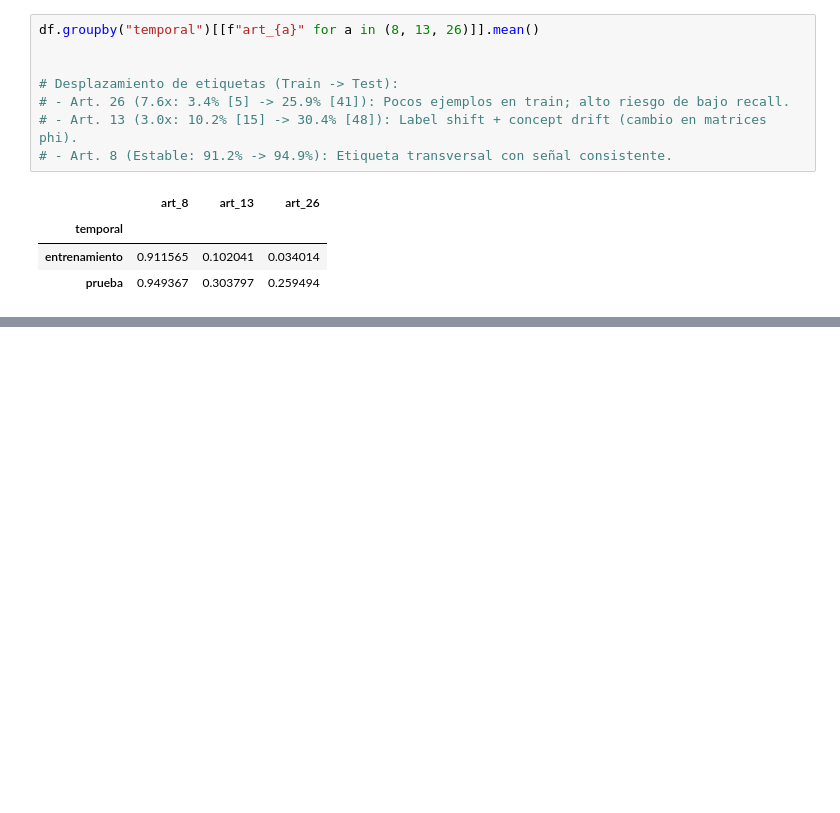
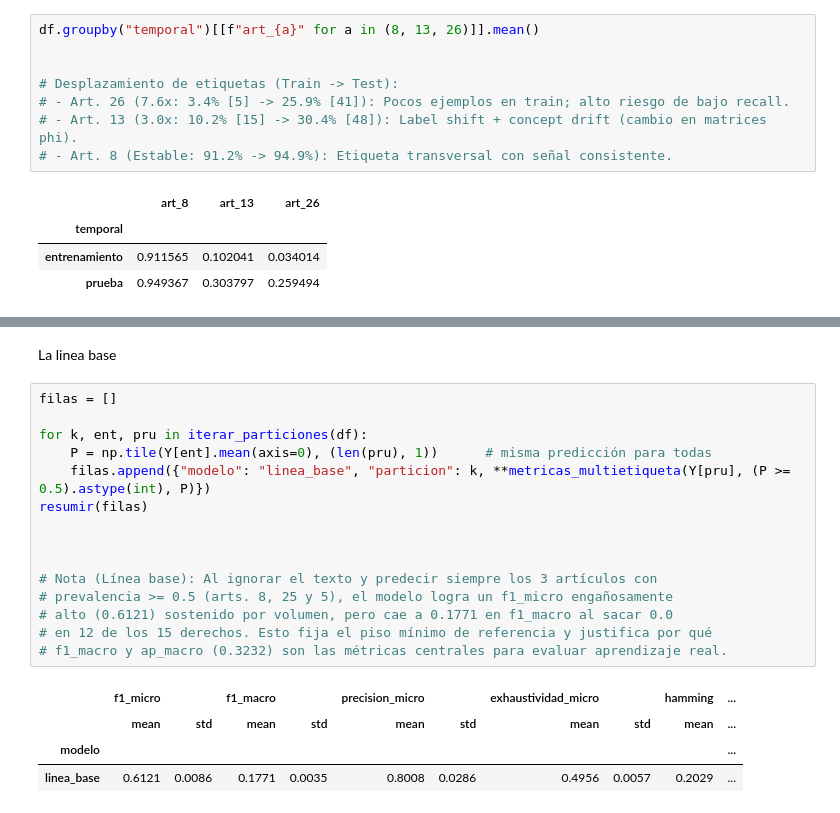
Before and after one commit to GiraldoB/RAG-CIDH, a Jupyter notebook: t1_articulos.ipynb, the cells around one changed output, grey strips where cells are left out. Saved outputs shown, nothing was run; the diff lists cells and outputs as text; blank space fills up the shorter version.

```diff
--- a/t1_articulos.ipynb
+++ b/t1_articulos.ipynb
@@ -184,0 +200,22 @@ df.groupby("temporal")[[f"art_{a}" for a in (8, 13, 26)]].mean()
+# %% [markdown]
+La linea base
+# %%
+filas = []
+
+for k, ent, pru in iterar_particiones(df):
+    P = np.tile(Y[ent].mean(axis=0), (len(pru), 1))      # misma predicción para todas
+    filas.append({"modelo": "linea_base", "particion": k, **metricas_multietiqueta(Y[pru], (P >= 0.5).astype(int), P)})
+resumir(filas)
+
+
+
+# Nota (Línea base): Al ignorar el texto y predecir siempre los 3 artículos con
+# prevalencia >= 0.5 (arts. 8, 25 y 5), el modelo logra un f1_micro engañosamente
+# alto (0.6121) sostenido por volumen, pero cae a 0.1771 en f1_macro al sacar 0.0
+# en 12 de los 15 derechos. Esto fija el piso mínimo de referencia y justifica por qué
+# f1_macro y ap_macro (0.3232) son las métricas centrales para evaluar aprendizaje real.
+# %% [output]
+|  | f1_micro |  | f1_macro |  | precision_micro |  | exhaustividad_micro |  | hamming | ... |
+|  | mean | std | mean | std | mean | std | mean | std | mean | ... |
+| modelo |  |  |  |  |  |  |  |  |  | ... |
+| linea_base | 0.6121 | 0.0086 | 0.1771 | 0.0035 | 0.8008 | 0.0286 | 0.4956 | 0.0057 | 0.2029 | ... |
```
Also changed, not shown: parts of 1 cell of this notebook, 1 other file.
